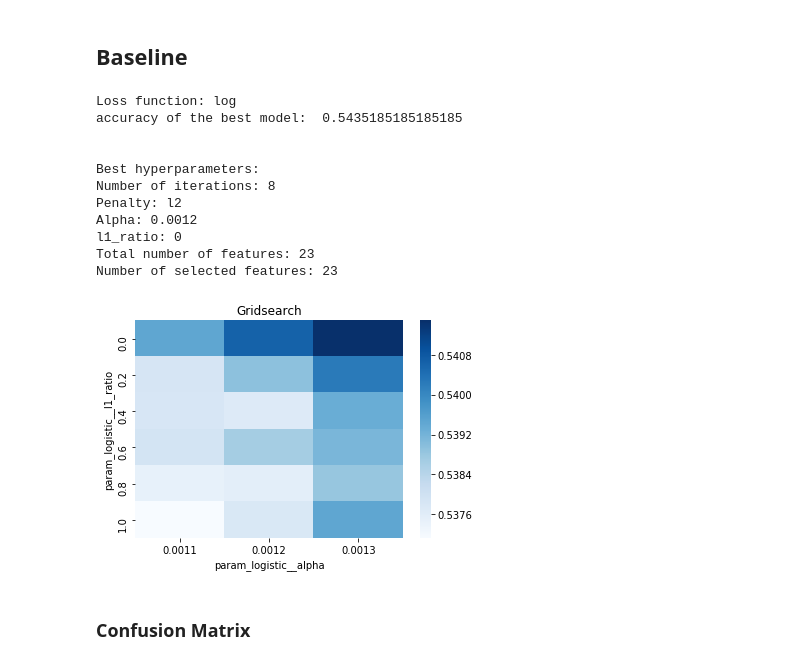
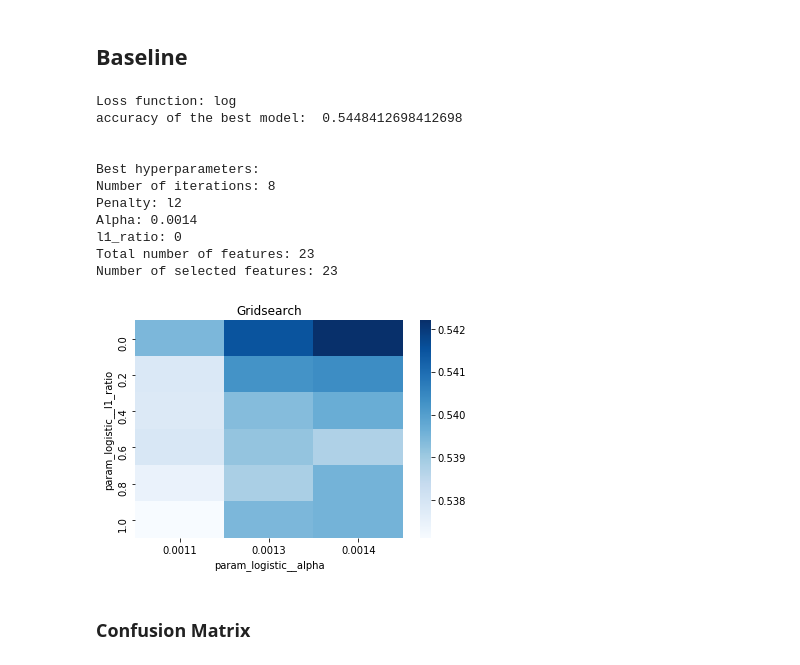
Before and after one commit to duemig/Stanford-Project-Predicting-stock-prices-using-a-LSTM-Network, a Jupyter notebook: Final Project-2.ipynb, the cells around one changed output. Cells and saved outputs as stored; diff of their text form; code cells hidden in the pictures.

```diff
--- a/Final Project-2.ipynb
+++ b/Final Project-2.ipynb
@@ -460,24 +470,22 @@ Though coefficients are cut, the cut is less abrupt than the cut with lasso pena
 ### Configuration Baseline Models
 # %%
 # Standardized Data
-steps_b = [('scaler', StandardScaler(copy=True, with_mean=True, with_std=True)), ('logistic', linear_model.SGDClassifier(random_state=1, loss = "log", tol=1e-3, shuffle=False, early_stopping=False))]
+steps_b=[('scaler', StandardScaler(copy=True, with_mean=True, with_std=True)),
+           ('logistic', linear_model.SGDClassifier(loss="log", shuffle=False, early_stopping=False, tol=1e-3, random_state=1))]
 
 #Normalized Data
-#steps_b = [('scaler', MinMaxScaler(feature_range=(0, 1), copy=True)), ('logistic', linear_model.SGDClassifier(random_state=1, tol=1e-3, shuffle=False, early_stopping=False))]
+#steps_b=[('scaler', MinMaxScaler(feature_range=(0, 1), copy=True)),
+#         ('logistic', linear_model.SGDClassifier(loss="log", shuffle=False, early_stopping=False, tol=1e-3, random_state=1))]
 
-# Using pipeline we glue together the Scaler & the Classifier
+pipeline_b=Pipeline(steps_b) # Using a pipeline we glue together the Scaler & the Classifier
 # This ensure that during cross validation the Scaler is fitted to only the training folds
-pipeline_b = Pipeline(steps_b)
 
-# Create loss function
-#loss_b = ["log"]
-
-# Penalty
-penalty_b = ['l1','l2', 'elasticnet']
+# Penalties
+penalty_b=['l1', 'l2', 'elasticnet']
 
 # Evaluation Metric
-scoring_b = {'AUC': 'roc_auc', 'accuracy': make_scorer(accuracy_score)}
-metric_b = 'accuracy'
+scoring_b={'AUC': 'roc_auc', 'accuracy': make_scorer(accuracy_score)} #multiple evaluation metrics
+metric_b='accuracy' #scorer is used to find the best parameters for refitting the estimator at the end
 # %% [markdown]
 ### Configuration LSTM Models
 # %%
@@ -506,44 +510,65 @@ metric_lstm = 'accuracy'
 # Model specific Parameter
 
 # Number of iterations
-iterations_1_b = [8]
+iterations_1_b=[8]
 
 
 # Grid Search
 
 # Regularization
-alpha_g_1_b = [0.0011, 0.0012, 0.0013]
-l1_ratio_g_1_b = [0, 0.2, 0.4, 0.6, 0.8, 1]
+alpha_g_1_b=[0.0011, 0.0013, 0.0014] #0.0011, 0.0012, 0.0013
+l1_ratio_g_1_b=[0, 0.2, 0.4, 0.6, 0.8, 1]
 
 # Create hyperparameter options
-hyperparameters_g_1_b = {'logistic__alpha':alpha_g_1_b, 'logistic__l1_ratio':l1_ratio_g_1_b, 'logistic__penalty':penalty_b,  'logistic__max_iter':iterations_1_b}
+hyperparameters_g_1_b={'logistic__alpha':alpha_g_1_b,
+                       'logistic__l1_ratio':l1_ratio_g_1_b,
+                       'logistic__penalty':penalty_b,
+                       'logistic__max_iter':iterations_1_b}
 
 # Create grid search
-search_g_1_b = GridSearchCV(estimator=pipeline_b, param_grid=hyperparameters_g_1_b, cv=tscv, verbose=0, n_jobs=-1, scoring=scoring_b, refit=metric_b, return_train_score=False)
+search_g_1_b=GridSearchCV(estimator=pipeline_b,
+                            param_grid=hyperparameters_g_1_b,
+                            cv=tscv,
+                            verbose=0,
+                            n_jobs=-1,
+                            scoring=scoring_b,
+                            refit=metric_b,
+                            return_train_score=False)
 # Setting refit='Accuracy', refits an estimator on the whole dataset with the parameter setting that has the best cross-validated mean Accuracy score.
 # For multiple metric evaluation, this needs to be a string denoting the scorer is used to find the best parameters for refitting the estimator at the end
 # If return_train_score=True training results of CV will be saved as well
 
 # Fit grid search
-tuned_model_1_b = search_g_1_b.fit(X_train_1, y_train_1)
+tuned_model_1_b=search_g_1_b.fit(X_train_1, y_train_1)
 #search_g_1_b.cv_results_
 
 
 # Random Search
 
 # Create regularization hyperparameter distribution using uniform distribution
-#alpha_r_1_b = uniform(loc=0.00006, scale=0.002) #loc=0.00006, scale=0.002
-#l1_ratio_r_1_b = uniform(loc=0, scale=1)
+#alpha_r_1_b=uniform(loc=0.00006, scale=0.002)
+#l1_ratio_r_1_b=uniform(loc=0, scale=1)
 
 # Create hyperparameter options
-#hyperparameters_r_1_b = {'logistic__alpha':alpha_r_1_b, 'logistic__l1_ratio':l1_ratio_r_1_b, 'logistic__penalty':penalty_b,'logistic__max_iter':iterations_1_b}
+#hyperparameters_r_1_b={'logistic__alpha':alpha_r_1_b, 'logistic__l1_ratio':l1_ratio_r_1_b, 'logistic__penalty':penalty_b,'logistic__max_iter':iterations_1_b}
 
 # Create randomized search
-#search_r_1_b = RandomizedSearchCV(pipeline_b, hyperparameters_r_1_b, n_iter=10, random_state=1, cv=tscv, verbose=0, n_jobs=-1, scoring=scoring_b, refit = metric_b, return_train_score=True)
+#search_r_1_b=RandomizedSearchCV(pipeline_b,
+#                                  hyperparameters_r_1_b,
+#                                  n_iter=10,
+#                                  random_state=1,
+#                                  cv=tscv,
+#                                  verbose=0,
+#                                  n_jobs=-1,
+#                                  scoring=scoring_b,
+#                                  refit=metric_b,
+#                                  return_train_score=True)
 # Setting refit='Accuracy', refits an estimator on the whole dataset with the parameter setting that has the best cross-validated Accuracy score.
+# For multiple metric evaluation, this needs to be a string denoting the scorer is used to find the best parameters for refitting the estimator at the end
+# If return_train_score=True training results of CV will be saved as well
 
 # Fit randomized search
-#tuned_model_1_b = search_r_1_b.fit(X_train_1, y_train_1)
+#tuned_model_1_b=search_r_1_b.fit(X_train_1, y_train_1)
 
 
 
@@ -551,38 +576,38 @@ tuned_model_1_b = search_g_1_b.fit(X_train_1, y_train_1)
 print('Loss function:', tuned_model_1_b.best_estimator_.get_params()['logistic__loss'])
 
 # View Accuracy
 print(metric_b +' of the best model: ', tuned_model_1_b.best_score_);print("\n")
 # best_score_ Mean cross-validated score of the best_estimator
 
 # View best hyperparameters
 print("Best hyperparameters:")
 print('Number of iterations:', tuned_model_1_b.best_estimator_.get_params()['logistic__max_iter'])
 print('Penalty:', tuned_model_1_b.best_estimator_.get_params()['logistic__penalty'])
 print('Alpha:', tuned_model_1_b.best_estimator_.get_params()['logistic__alpha'])
 print('l1_ratio:', tuned_model_1_b.best_estimator_.get_params()['logistic__l1_ratio'])
 
 # Find the number of nonzero coefficients (selected features)
 print("Total number of features:", len(tuned_model_1_b.best_estimator_.steps[1][1].coef_[0][:]))
 print("Number of selected features:", np.count_nonzero(tuned_model_1_b.best_estimator_.steps[1][1].coef_[0][:]))
 
 # Gridsearch table
 plt.title('Gridsearch')
-pvt_1_b = pd.pivot_table(pd.DataFrame(tuned_model_1_b.cv_results_), values='mean_test_accuracy', index='param_logistic__l1_ratio', columns='param_logistic__alpha')
-ax_1_b = sns.heatmap(pvt_1_b, cmap="Blues")
+pvt_1_b=pd.pivot_table(pd.DataFrame(tuned_model_1_b.cv_results_), values='mean_test_accuracy', index='param_logistic__l1_ratio', columns='param_logistic__alpha')
+ax_1_b=sns.heatmap(pvt_1_b, cmap="Blues")
 plt.show()
 # %% [output]
 Loss function: log
-accuracy of the best model:  0.5435185185185185
+accuracy of the best model:  0.5448412698412698
 
 
 Best hyperparameters:
 Number of iterations: 8
 Penalty: l2
-Alpha: 0.0012
+Alpha: 0.0014
 l1_ratio: 0
 Total number of features: 23
 Number of selected features: 23
-[figure, old version]
+[figure, new version]
 # %% [markdown]
 ### Confusion Matrix
 # %%
```
Also changed, not shown: parts of 102 cells of this notebook.
